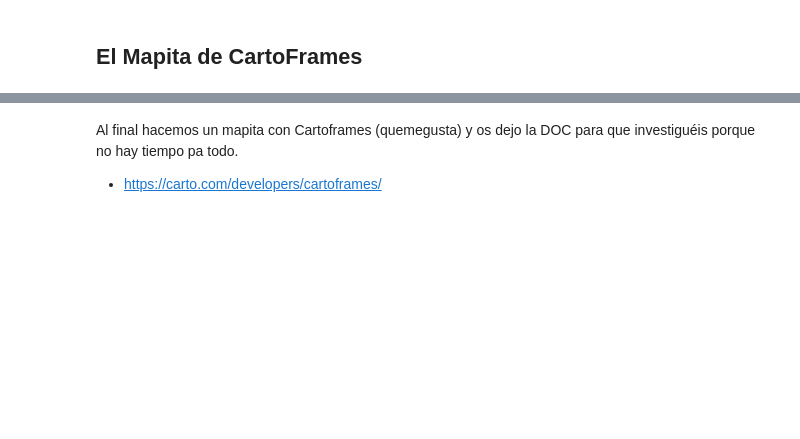
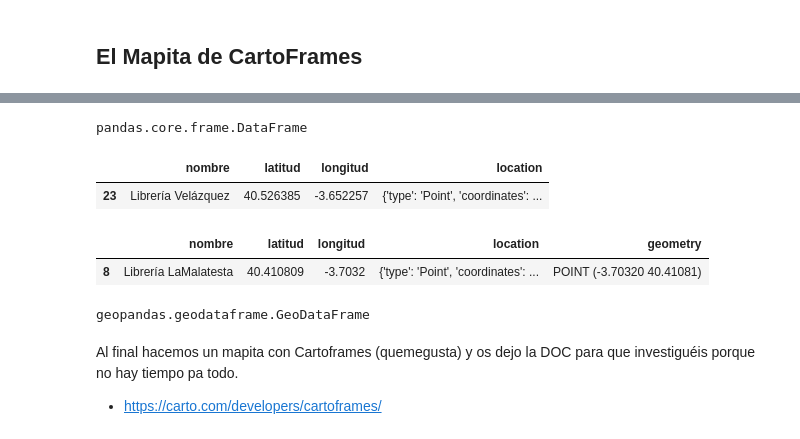
Before and after one commit to Ironhack-Data-Madrid-Octubre-2021/apuntes_clase, a Jupyter notebook: semana_04/04-geo_dataframe.ipynb, the cells around one changed output, grey strips where cells are left out. Saved outputs shown, nothing was run; the diff lists cells and outputs as text; code cells hidden in the pictures; blank space fills up the shorter version.

```diff
--- a/semana_04/04-geo_dataframe.ipynb
+++ b/semana_04/04-geo_dataframe.ipynb
@@ -207,3 +280,5 @@ json_form= json.dumps(resp, indent=2)
+# %%
+libres = data.copy()
 # %% [markdown]
 ## El Mapita de CartoFrames
 # %% [markdown]
@@ -225,3 +292,23 @@ import geopandas as gpd
+# %%
+type(libres)
+# %% [output]
+pandas.core.frame.DataFrame
+# %%
+libres.sample()
+# %% [output]
+|  | nombre | latitud | longitud | location |
+| 23 | Librería Velázquez | 40.526385 | -3.652257 | {'type': 'Point', 'coordinates': ... |
+# %%
+gdf = gpd.GeoDataFrame(libres, geometry=gpd.points_from_xy(libres.longitud, libres.latitud))
+# %%
+gdf.sample()
+# %% [output]
+|  | nombre | latitud | longitud | location | geometry |
+| 8 | Librería LaMalatesta | 40.410809 | -3.7032 | {'type': 'Point', 'coordinates': ... | POINT (-3.70320 40.41081) |
+# %%
+type(gdf)
+# %% [output]
+geopandas.geodataframe.GeoDataFrame
 # %% [markdown]
 Al final hacemos un mapita con Cartoframes (quemegusta) y os dejo la DOC para que investiguéis porque no hay tiempo pa todo.
 - https://carto.com/developers/cartoframes/
```
Also changed, not shown: parts of 34 cells of this notebook, 1 other file.
